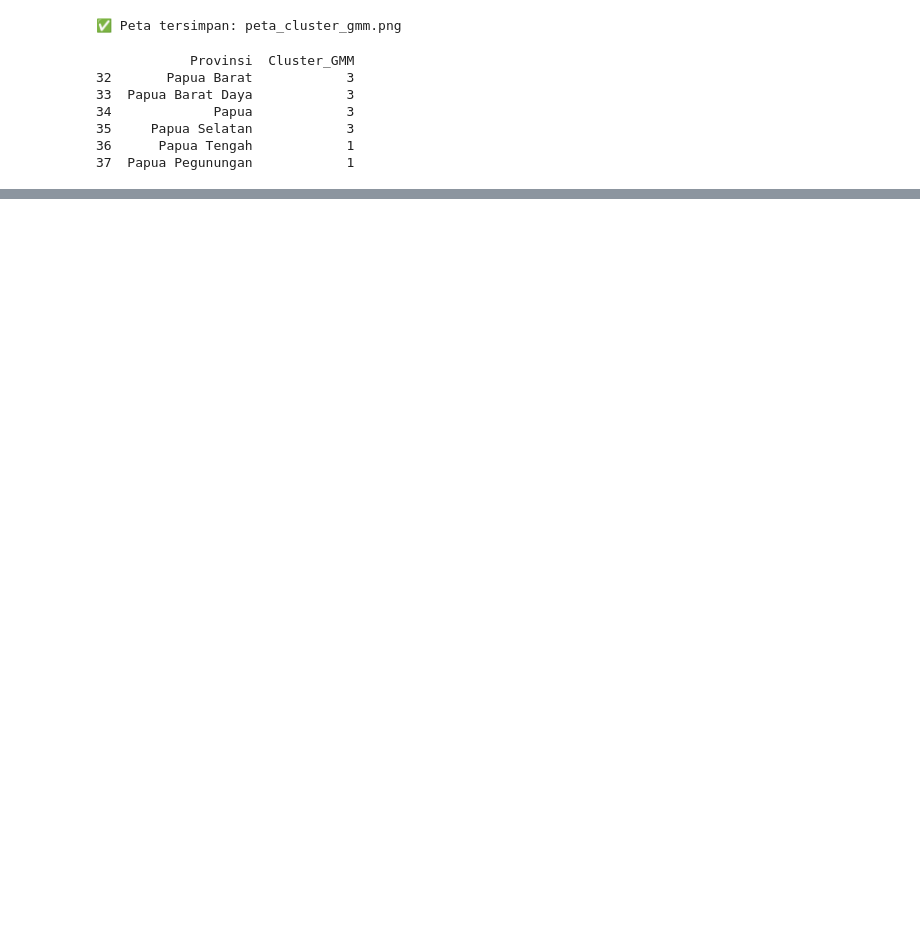
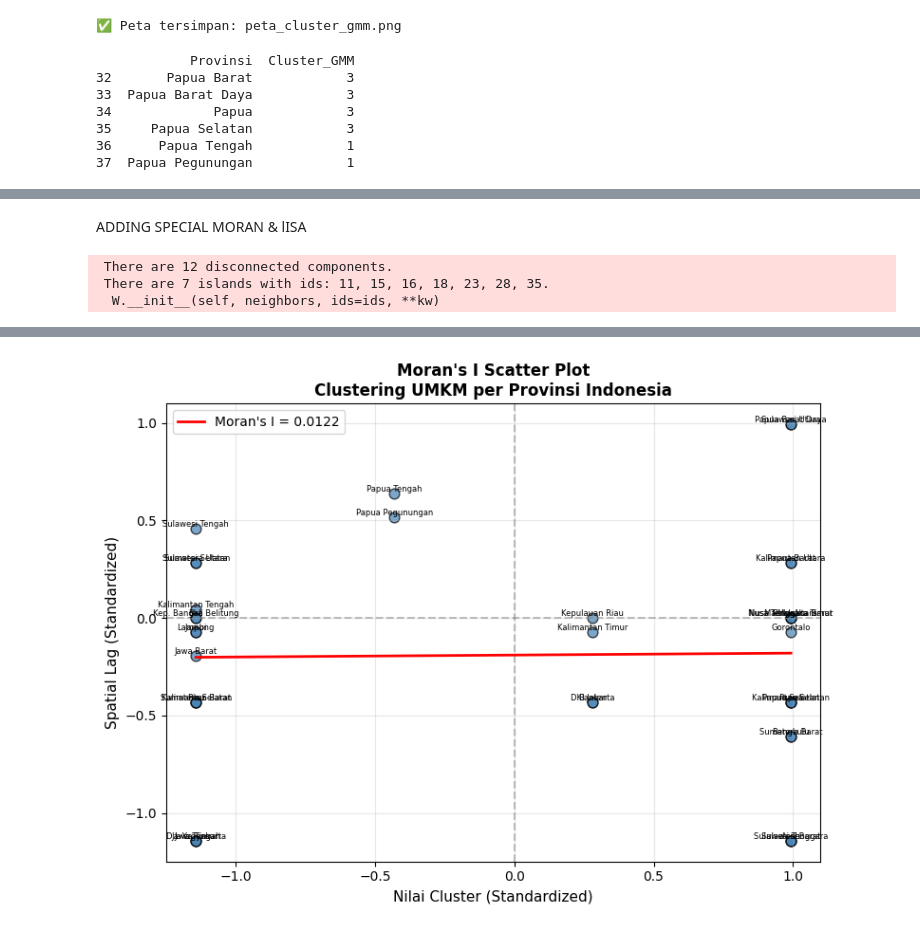
Before and after one commit to mmalveaffs-beep/DatMin---Clustering-UMKM, a Jupyter notebook: Code kompilasi 2.ipynb, the cells around one changed output, grey strips where cells are left out. Drawn from its saved outputs; the diff is of its cells as text; code cells hidden in the pictures; blank space fills up the shorter version.

```diff
--- a/Code kompilasi 2.ipynb
+++ b/Code kompilasi 2.ipynb
@@ -1726,0 +1723,76 @@ print(papua_check)
+# %% [markdown]
+ADDING SPECIAL MORAN & lISA
+# %%
+from libpysal.weights import Queen
+from esda.moran import Moran
+
+# Siapkan data
+gdf_merged_clean = gdf_merged.copy()
+gdf_merged_clean['Cluster_GMM'] = gdf_merged_clean['Cluster_GMM'].astype(float)
+
+# Buat spatial weights matrix
+w = Queen.from_dataframe(gdf_merged_clean)
+w.transform = 'r'
+
+# Hitung Moran's I
+moran = Moran(gdf_merged_clean['Cluster_GMM'], w)
+
+print("=" * 50)
+print("SPATIAL AUTOCORRELATION — MORAN'S I")
+print("=" * 50)
+print(f"Moran's I  : {moran.I:.4f}")
+print(f"p-value    : {moran.p_sim:.4f}")
+print(f"z-score    : {moran.z_sim:.4f}")
+print("=" * 50)
+
+if moran.p_sim < 0.05:
+    if moran.I > 0:
+        print("\nAda autokorelasi spasial POSITIF yang signifikan")
+        print("   Provinsi yang berdekatan cenderung masuk cluster SAMA")
+    else:
+        print("\nAda autokorelasi spasial NEGATIF yang signifikan")
+        print("   Provinsi yang berdekatan cenderung masuk cluster BERBEDA")
+else:
+    print("\nTidak ada autokorelasi spasial yang signifikan")
+    print("   Pola cluster tidak dipengaruhi kedekatan geografis")
+
+# Moran Scatter Plot
+import numpy as np
+
+# Moran Scatter Plot manual
+fig, ax = plt.subplots(figsize=(8, 6))
+
+# Standardize
+z = (gdf_merged_clean['Cluster_GMM'] - gdf_merged_clean['Cluster_GMM'].mean()) / gdf_merged_clean['Cluster_GMM'].std()
+lag_z = w.sparse.dot(z)
+
+ax.scatter(z, lag_z, color='steelblue', edgecolors='black', s=60, alpha=0.7)
+
+# Label provinsi
+for i, (zi, lzi) in enumerate(zip(z, lag_z)):
+    ax.annotate(gdf_merged_clean['Provinsi'].iloc[i],
+                (zi, lzi), fontsize=6, ha='center', va='bottom')
+
+# Garis referensi
+ax.axhline(0, color='gray', linestyle='--', alpha=0.5)
+ax.axvline(0, color='gray', linestyle='--', alpha=0.5)
+
+# Garis regresi
+m, b = np.polyfit(z, lag_z, 1)
+x_line = np.linspace(z.min(), z.max(), 100)
+ax.plot(x_line, m*x_line + b, 'r-', linewidth=2,
+        label=f"Moran's I = {moran.I:.4f}")
+
+ax.set_xlabel("Nilai Cluster (Standardized)", fontsize=11)
+ax.set_ylabel("Spatial Lag (Standardized)", fontsize=11)
+ax.set_title("Moran's I Scatter Plot\nClustering UMKM per Provinsi Indonesia",
+            fontsize=12, fontweight='bold')
+ax.legend(fontsize=10)
+ax.grid(alpha=0.3)
+plt.tight_layout()
+plt.savefig('morans_i_plot.png', dpi=150, bbox_inches='tight')
+plt.show()
+# %% [output]
+ There are 12 disconnected components.
+ There are 7 islands with ids: 11, 15, 16, 18, 23, 28, 35.
+  W.__init__(self, neighbors, ids=ids, **kw)
@@ -1726,0 +1816 @@ print(papua_check)
+[figure, added]
```
Also changed, not shown: parts of 21 cells of this notebook, 4 other files.
